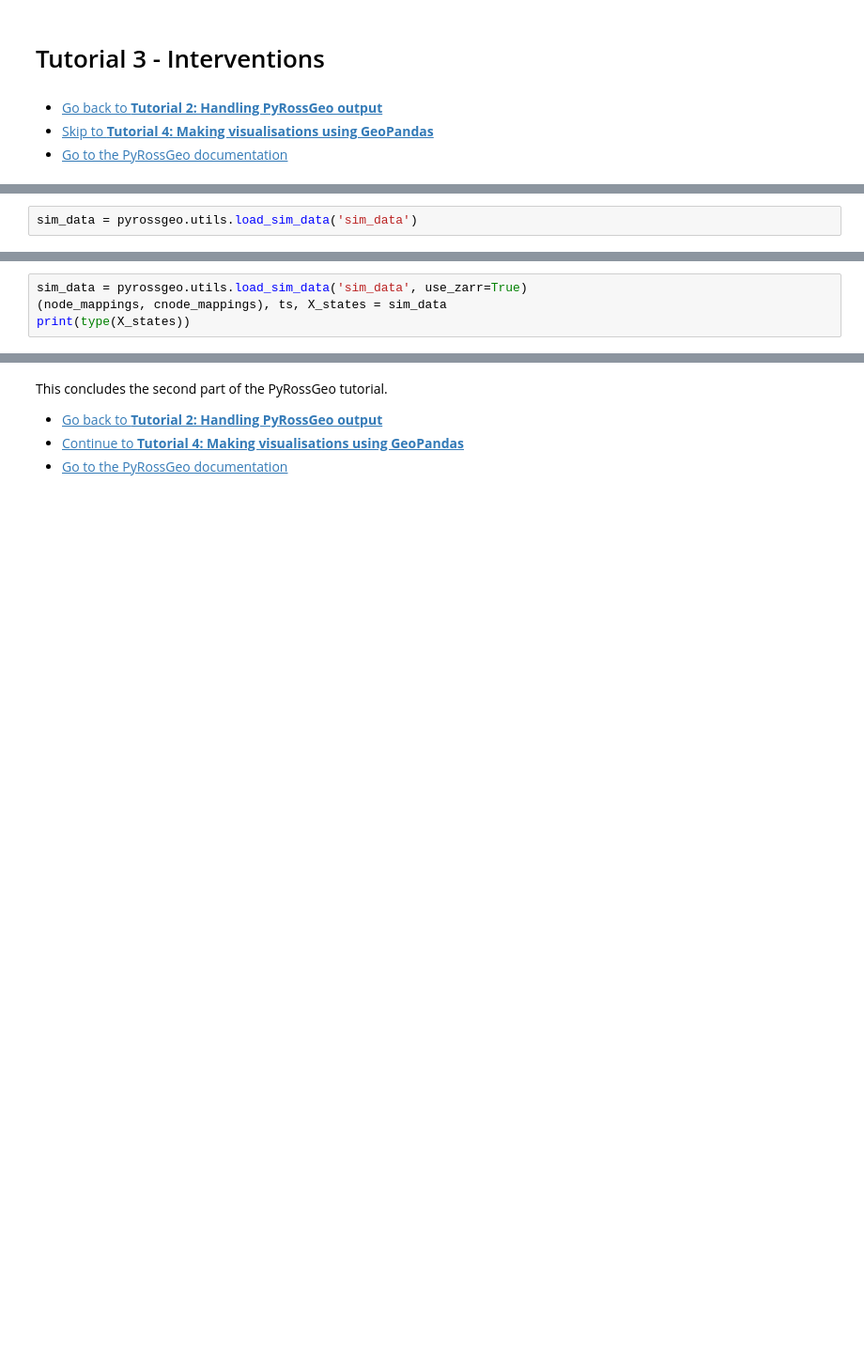
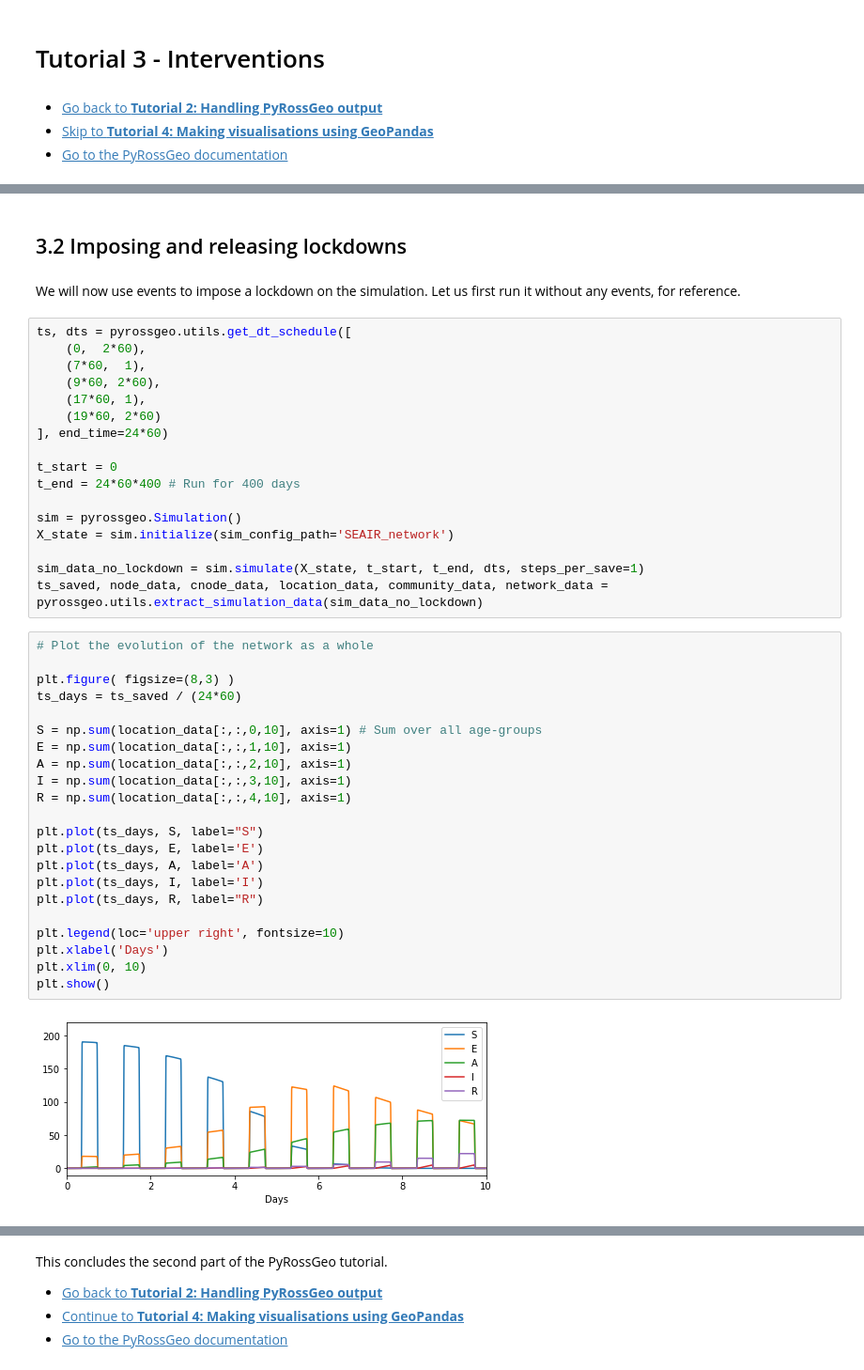
Before and after one commit to lukastk/PyRossGeo, a Jupyter notebook: examples/tutorial3-interventions/tutorial3-interventions.ipynb, the cells around one changed output, grey strips where cells are left out. Shown at 94% size. Drawn from its saved outputs; the diff is of its cells as text; blank space fills up the shorter version.

```diff
--- a/examples/tutorial3-interventions/tutorial3-interventions.ipynb
+++ b/examples/tutorial3-interventions/tutorial3-interventions.ipynb
@@ -364,2 +44,0 @@ To load the simulation data we use `pyrossgeo.utils.load_sim_data`
-# %%
-sim_data = pyrossgeo.utils.load_sim_data('sim_data')
@@ -368,4 +44,0 @@ To load `X_states` as a Zarr array, we set `use_zarr=True`.
-# %%
-sim_data = pyrossgeo.utils.load_sim_data('sim_data', use_zarr=True)
-(node_mappings, cnode_mappings), ts, X_states = sim_data
-print(type(X_states))
@@ -400,0 +99,45 @@ plt.show()
+# %% [markdown]
+## 3.2 Imposing and releasing lockdowns
+# %% [markdown]
+We will now use events to impose a lockdown on the simulation. Let us first run it without any events, for reference.
+# %%
+ts, dts = pyrossgeo.utils.get_dt_schedule([
+    (0,  2*60),
+    (7*60,  1),
+    (9*60, 2*60),
+    (17*60, 1),
+    (19*60, 2*60)
+], end_time=24*60)
+
+t_start = 0
+t_end = 24*60*400 # Run for 400 days
+
+sim = pyrossgeo.Simulation()
+X_state = sim.initialize(sim_config_path='SEAIR_network')
+
+sim_data_no_lockdown = sim.simulate(X_state, t_start, t_end, dts, steps_per_save=1)
+ts_saved, node_data, cnode_data, location_data, community_data, network_data = pyrossgeo.utils.extract_simulation_data(sim_data_no_lockdown)
+# %%
+# Plot the evolution of the network as a whole
+
+plt.figure( figsize=(8,3) )
+ts_days = ts_saved / (24*60)
+
+S = np.sum(location_data[:,:,0,10], axis=1) # Sum over all age-groups
+E = np.sum(location_data[:,:,1,10], axis=1)
+A = np.sum(location_data[:,:,2,10], axis=1)
+I = np.sum(location_data[:,:,3,10], axis=1)
+R = np.sum(location_data[:,:,4,10], axis=1)
+
+plt.plot(ts_days, S, label="S")
+plt.plot(ts_days, E, label='E')
+plt.plot(ts_days, A, label='A')
+plt.plot(ts_days, I, label='I')
+plt.plot(ts_days, R, label="R")
+
+plt.legend(loc='upper right', fontsize=10)
+plt.xlabel('Days')
+plt.xlim(0, 10)
+plt.show()
+# %% [output]
+[figure, added]
```
Also changed, not shown: parts of 55 cells of this notebook, 20 other files.
